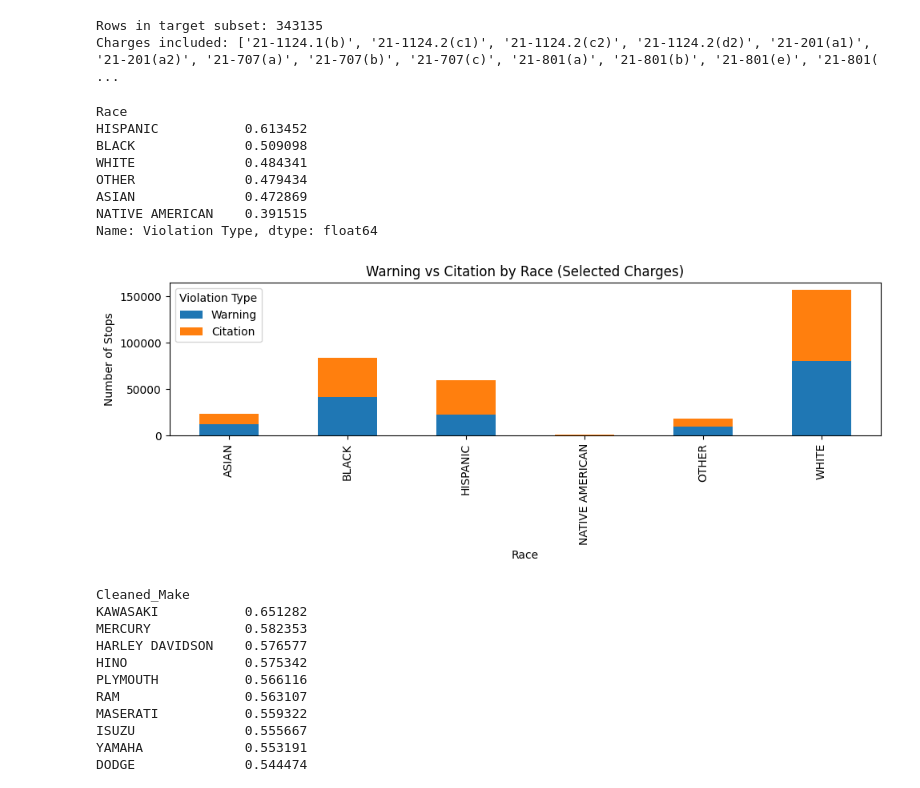
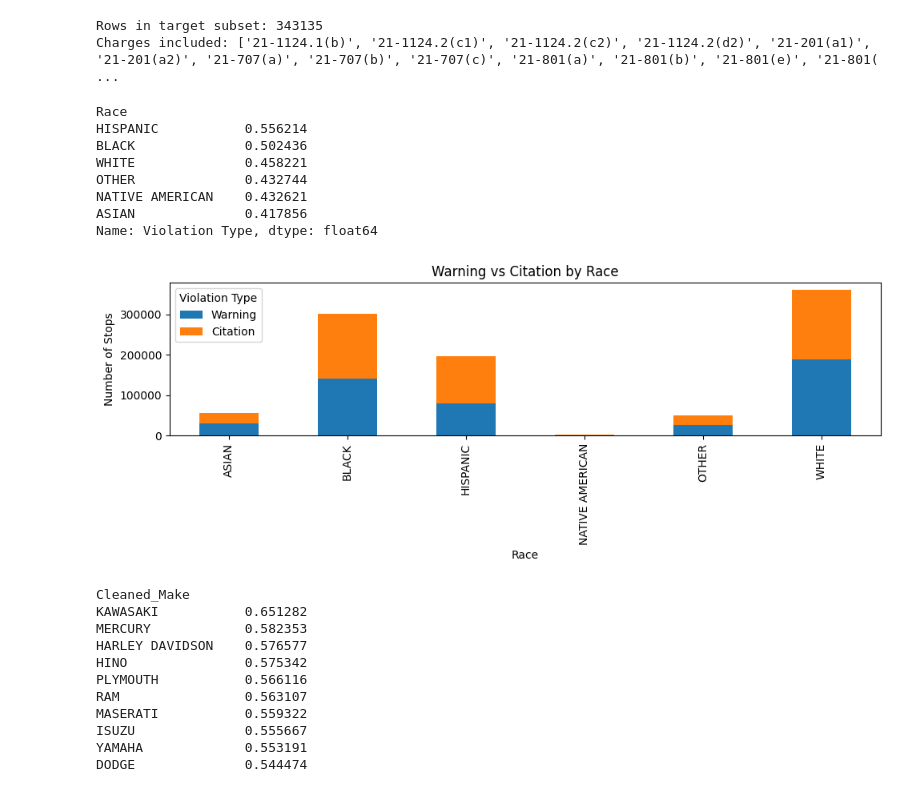
Before and after one commit to jeremiahliao/traffic-citation-predictor, a Jupyter notebook: kevin_scratchwork.ipynb, the cells around one changed output. Cells and saved outputs as stored; diff of their text form; code cells hidden in the pictures.

Commit message:
figures and stuff

```diff
--- a/kevin_scratchwork.ipynb
+++ b/kevin_scratchwork.ipynb
@@ -902,36 +930,36 @@ Charges included: ['21-1124.1(b)', '21-1124.2(c1)', '21-1124.2(c2)', '21-1124.2(
 # %%
 # %% Race vs Citation Rate
 
 race_counts = (
-    df_sub.groupby("Race")["Violation Type"]
+    df.groupby("Race")["Violation Type"]
     .value_counts()
     .unstack(fill_value=0)
 )
 
 race_pct = (
-    df_sub.groupby("Race")["Violation Type"]
+    df.groupby("Race")["Violation Type"]
     .apply(lambda x: (x == "Citation").mean())
     .sort_values(ascending=False)
 )
 
 display(race_pct)
 race_counts[["Warning","Citation"]].plot(
     kind="bar", stacked=True, figsize=(10,4),
-    title="Warning vs Citation by Race (Selected Charges)"
+    title="Warning vs Citation by Race"
 )
 plt.ylabel("Number of Stops")
 plt.tight_layout()
 plt.show()
 # %% [output]
 Race
-HISPANIC           0.613452
-BLACK              0.509098
-WHITE              0.484341
-OTHER              0.479434
-ASIAN              0.472869
-NATIVE AMERICAN    0.391515
+HISPANIC           0.556214
+BLACK              0.502436
+WHITE              0.458221
+OTHER              0.432744
+NATIVE AMERICAN    0.432621
+ASIAN              0.417856
 Name: Violation Type, dtype: float64
-[figure, old version]
+[figure, new version]
 # %%
 # %% Car Make vs Citation Rate
 
```
Also changed, not shown: parts of 1 cell of this notebook, 10 other files.
